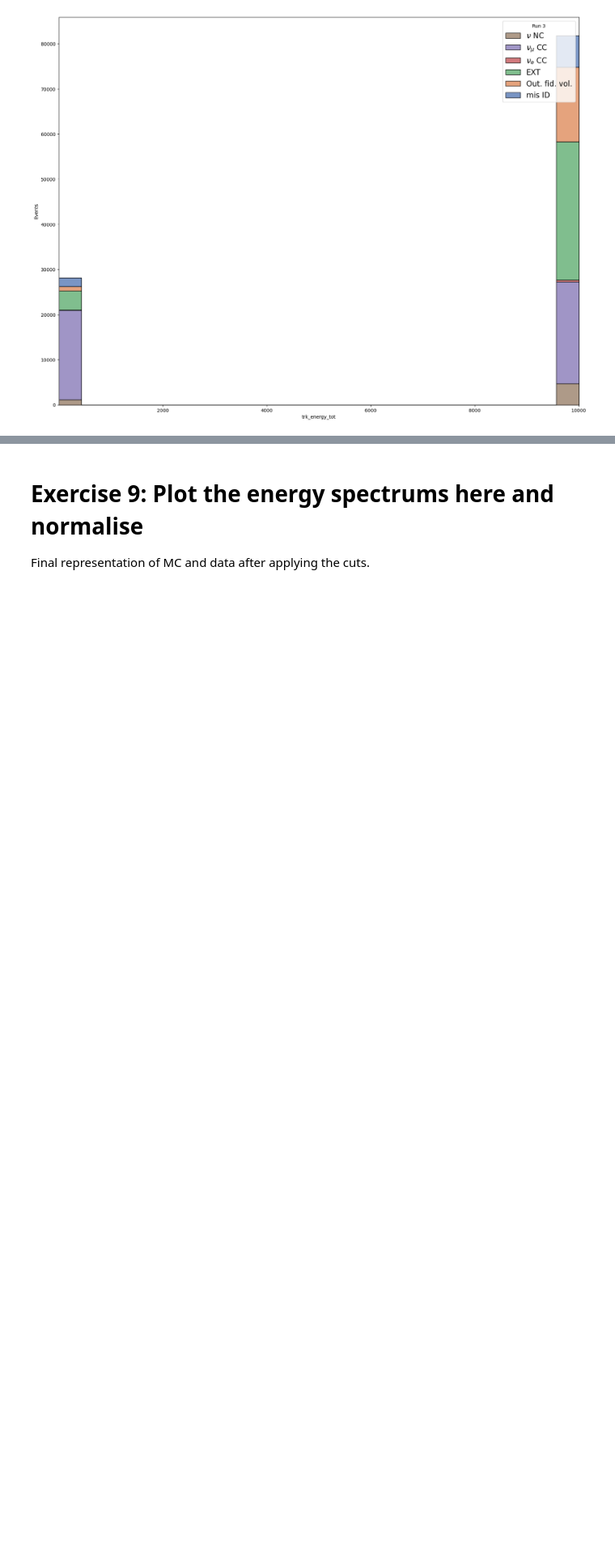
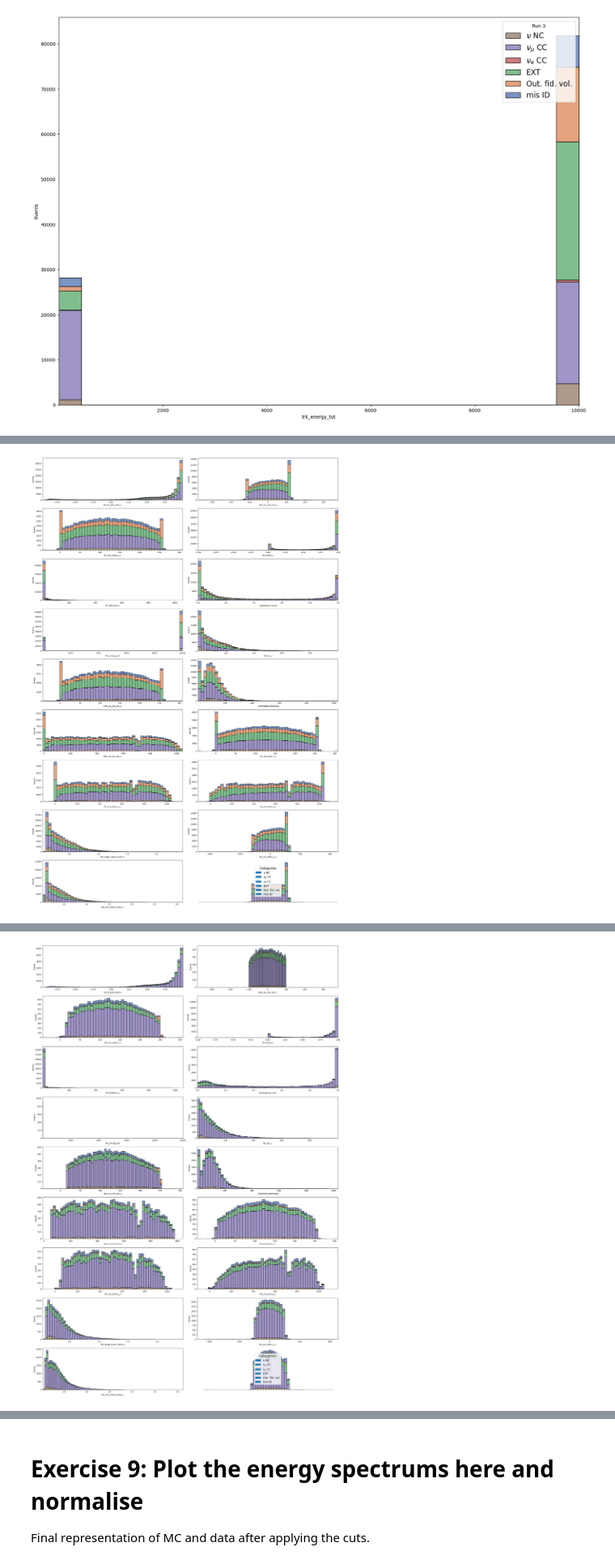
Before and after one commit to JungleMan796/MicroBooNE, a Jupyter notebook: MainAnalysis_template.ipynb, the cells around one changed output, grey strips where cells are left out. Shown at 81% size. Saved outputs shown, nothing was run; the diff lists cells and outputs as text; code cells hidden in the pictures; blank space fills up the shorter version.

```diff
--- a/MainAnalysis_template.ipynb
+++ b/MainAnalysis_template.ipynb
@@ -824,0 +489,74 @@ Name: count, dtype: int64
+# %%
+import numpy as np
+import pandas as pd
+
+# --- keep your desired variable order (drop 'category' if you won't plot it on x) ---
+desired_order = [
+    'trk_llr_pid_score_v', 'reco_nu_vtx_sce_y', 'trk_sce_start_x_v', 'trk_score_v',
+    'trk_distance_v', 'topological_score', 'trk_energy_tot', 'trk_len_v',
+    'reco_nu_vtx_sce_x', '_closestNuCosmicDist', 'reco_nu_vtx_sce_z',
+    'trk_sce_end_x_v', 'trk_sce_start_z_v', 'trk_sce_end_z_v',
+    'trk_range_muon_mom_v', 'trk_sce_start_y_v', 'trk_mcs_muon_mom_v', 'trk_sce_end_y_v'
+]
+all_variables_to_plot = [c for c in desired_order if c in MC_EXT.columns and c != 'category']
+
+# --- minimal selection helper (supports <, <=, >, >=, between, outside) ---
+def apply_selections(df, cuts):
+    """
+    cuts: dict like
+      {
+        'trk_energy_tot': ('<', 2.0),
+        'reco_nu_vtx_sce_x': ('between', (15, 285)),
+        ...
+      }
+    """
+    mask = np.ones(len(df), dtype=bool)
+    for col, (mode, val) in cuts.items():
+        if col not in df.columns:
+            print(f"[warn] '{col}' not found, skip.")
+            continue
+        s = pd.to_numeric(df[col], errors='coerce')
+        if mode == '<':    mask &= (s <  val)
+        elif mode == '<=': mask &= (s <= val)
+        elif mode == '>':  mask &= (s >  val)
+        elif mode == '>=': mask &= (s >= val)
+        elif mode == 'between':
+            lo, hi = val;   mask &= (s >= lo) & (s <= hi)
+        elif mode == 'outside':
+            lo, hi = val;   mask &= (s < lo) | (s >  hi)
+        else:
+            raise ValueError(f"Unknown mode: {mode}")
+    return df[mask].copy(), mask
+
+# ---------------- BEFORE ----------------
+plot_all_histograms(
+    MC_EXT, all_variables_to_plot,
+    title_cut="Weighted histograms — BEFORE cuts",
+    BIN=50, figsize=(22, 32)   # increase BIN/figsize for more detail
+)
+
+# ---------------- Define your cuts ----------------
+cuts = {
+    'trk_energy_tot':    ('<', 2.0),           # couple of GeV
+    'reco_nu_vtx_sce_x': ('between', (15, 285)),
+    'reco_nu_vtx_sce_y': ('between', (-100, 100)),
+    'reco_nu_vtx_sce_z': ('between', (50, 980)),
+}
+
+# ---------------- Apply cuts ----------------
+MC_EXT_cut, sel_mask = apply_selections(MC_EXT, cuts)
+
+# quick summary
+print("\n----- Selection summary -----")
+print("Before:", len(MC_EXT), "   After:", len(MC_EXT_cut))
+print("\nCategory yields BEFORE:\n", MC_EXT['category'].value_counts().sort_index())
+print("\nCategory yields AFTER:\n",  MC_EXT_cut['category'].value_counts().sort_index())
+
+# ---------------- AFTER ----------------
+plot_all_histograms(
+    MC_EXT_cut, all_variables_to_plot,
+    title_cut="Weighted histograms — AFTER cuts",
+    BIN=50, figsize=(22, 32)
+)
+# %% [output]
+[figure, added]
@@ -825,3 +580,4 @@ Name: count, dtype: int64
+[figure, added]
 # %% [markdown]
 # Exercise 8: Check the purity and efficiency of the sample
 It is recommended to plot purity and efficiency after each variable cut.
```
Also changed, not shown: parts of 17 cells of this notebook.
